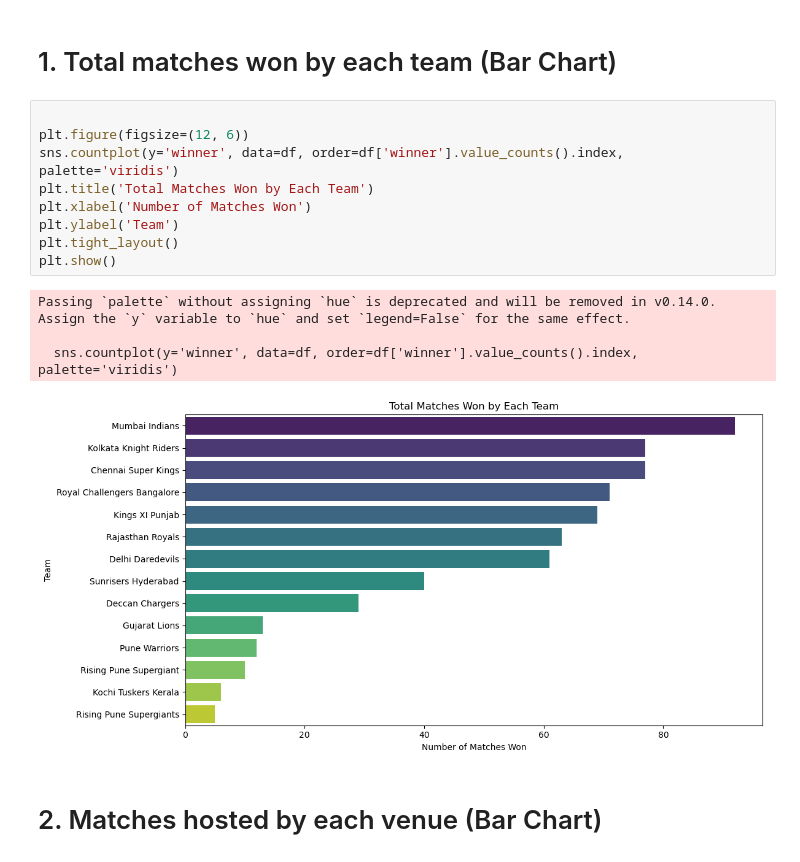
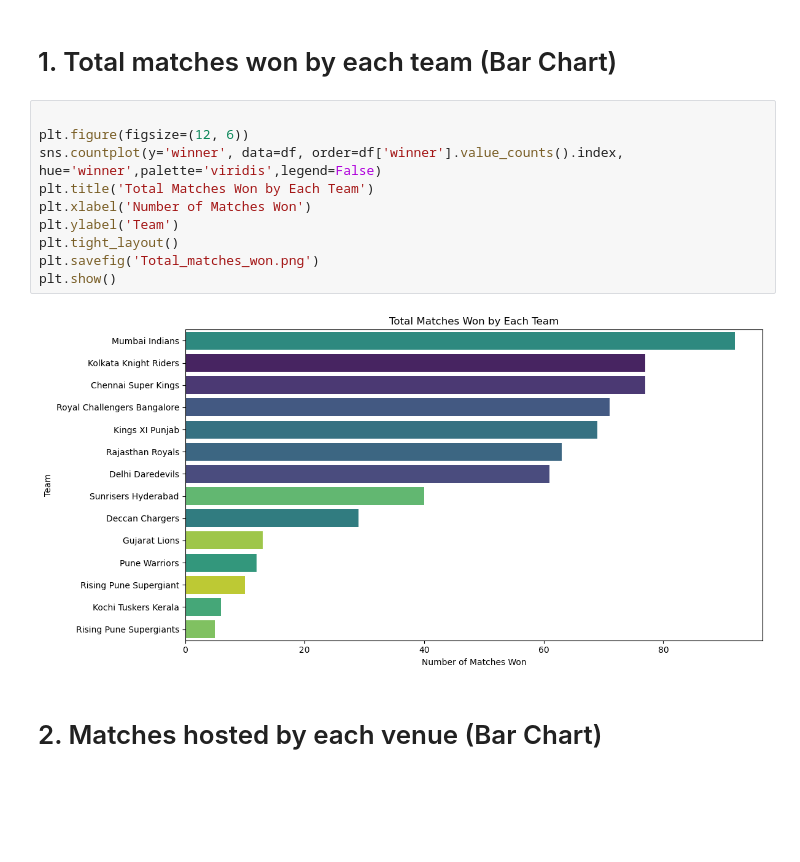
Before and after one commit to Rudra-clrscr/IPL_EDA, a Jupyter notebook: IPL.ipynb, the cells around one changed output. Cells and saved outputs as stored; diff of their text form; blank space fills up the shorter version.

```diff
--- a/IPL.ipynb
+++ b/IPL.ipynb
@@ -103,17 +103,15 @@ dtype: int64
 # %%
 
 plt.figure(figsize=(12, 6))
-sns.countplot(y='winner', data=df, order=df['winner'].value_counts().index, palette='viridis')
+sns.countplot(y='winner', data=df, order=df['winner'].value_counts().index, hue='winner',palette='viridis',legend=False)
 plt.title('Total Matches Won by Each Team')
 plt.xlabel('Number of Matches Won')
 plt.ylabel('Team')
 plt.tight_layout()
+plt.savefig('Total_matches_won.png')
 plt.show()
 # %% [output]
-Passing `palette` without assigning `hue` is deprecated and will be removed in v0.14.0. Assign the `y` variable to `hue` and set `legend=False` for the same effect.
-
-  sns.countplot(y='winner', data=df, order=df['winner'].value_counts().index, palette='viridis')
-[figure, old version]
+[figure, new version]
 # %% [markdown]
 # 2. Matches hosted by each venue (Bar Chart)
 # %%
```
Also changed, not shown: parts of 5 cells of this notebook, 2 other files.
